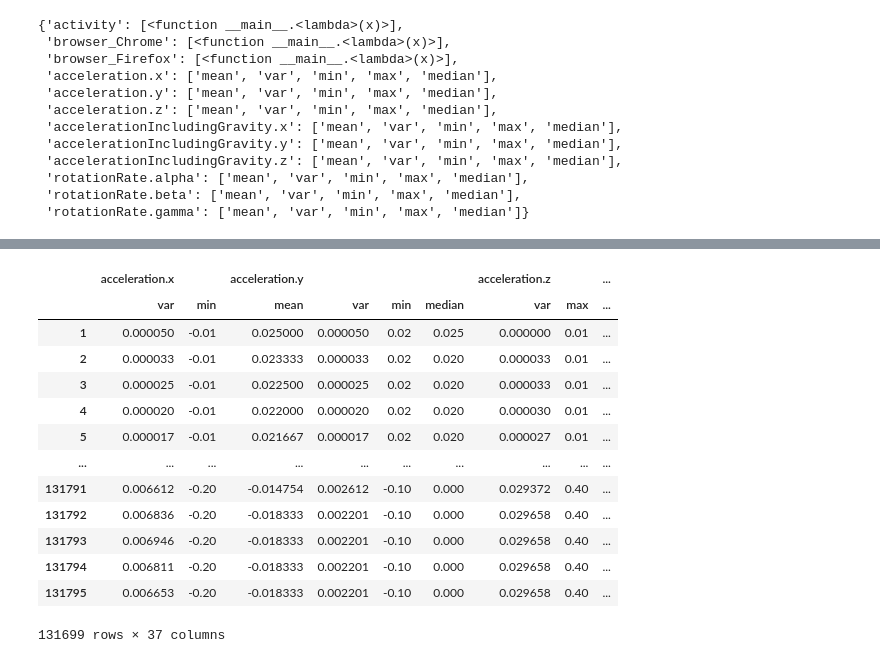
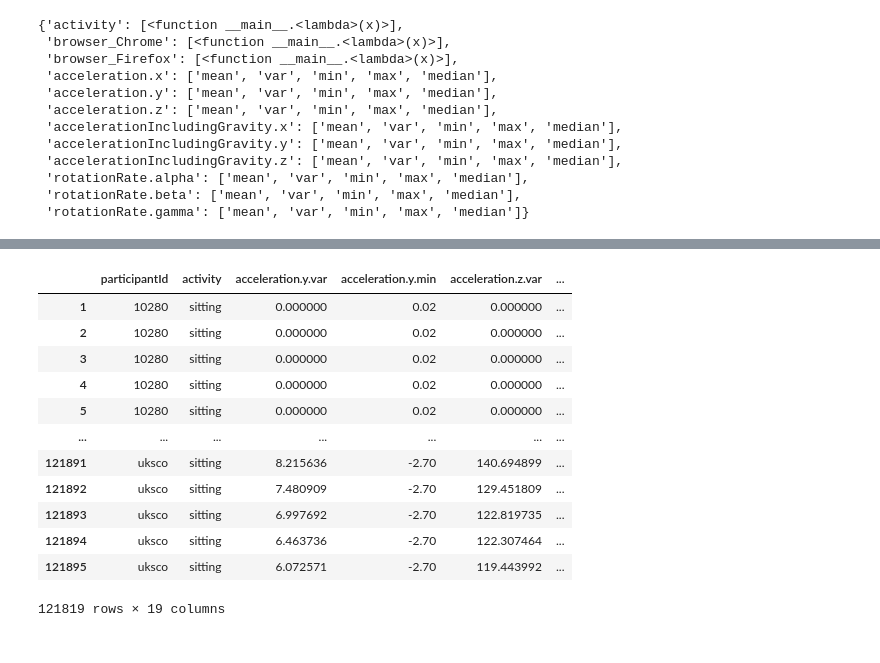
Before and after one commit to simon-a-schmitt/Human-Activity-Recognition, a Jupyter notebook: getfeatures.ipynb, the cells around one changed output, grey strips where cells are left out. Drawn from its saved outputs; the diff is of its cells as text; code cells hidden in the pictures.

```diff
--- a/getfeatures.ipynb
+++ b/getfeatures.ipynb
@@ -27,5 +26,5 @@ project=pickle.load(open("../project.pkl","rb"))
 # %%
-df=pd.concat([d.data.dropna().assign(**d.metaData) for d  in project.datasets if (d.name == "devicemotion" and d.data.shape[0]>0) ] )
+df=pd.concat([d.data.iloc[40:-40].dropna().assign(**d.metaData) for d  in project.datasets if (d.name == "devicemotion" and d.data.shape[0]>0) and d.timeSeries[0].end-d.timeSeries[0].start>10000] )
 df
 # %% [output]
 |  | time | acceleration.x | acceleration.y | acceleration.z | accelerationIncludingGravity.x | accelerationIncludingGravity.y | ... |
@@ -44,6 +43,8 @@ df
 # %%
-df2=pd.concat([df.drop(columns=["mobile","browser"]),pd.get_dummies(df[["browser"]])], axis=1)
-df2.index=df.time
+df2=df[df.activity!="testing"]
+df2=pd.concat([df2.drop(columns=["mobile","browser"]),pd.get_dummies(df2[["browser"]])], axis=1)
+
+df2.index=df2.time
 df2=df2.drop(columns="time")
 df2["activity"],labels=df2["activity"].factorize()
 df2
@@ -127,0 +111,3 @@ df3
+# %%
+df3.columns = [col[0] + "." + col[1] if col [1] != "<lambda>" else col[0] for col in df3.columns]
+df3
@@ -158,7 +158,7 @@ clf = RandomForestClassifier(random_state=0)
 
 # Assume df is a pandas dataframe with features and labels
 X = df5.drop(['activity','participantId'], axis=1) # Features
-y = df5['activity'] # Labels
+y = df5['activity'].ravel() # Labels
 groups = df5['participantId'] # Group identifiers
 
 from sklearn.model_selection import cross_val_score
@@ -212,18 +208,17 @@ plt.show()
 # %%
-df6=pd.concat([df4[rfecv.get_feature_names_out(X.columns)],df4[("activity","<lambda>")]],axis=1)
+df6=pd.concat([df4.participantId,pd.DataFrame(labels[df4.activity.astype(int)],columns=["activity"]),df4[rfecv.get_feature_names_out(X.columns)]],axis=1).dropna()
 df6
 # %% [output]
-|  | acceleration.x |  | acceleration.y |  |  |  | acceleration.z |  | ... |
-|  | var | min | mean | var | min | median | var | max | ... |
-| 1 | 0.000050 | -0.01 | 0.025000 | 0.000050 | 0.02 | 0.025 | 0.000000 | 0.01 | ... |
-| 2 | 0.000033 | -0.01 | 0.023333 | 0.000033 | 0.02 | 0.020 | 0.000033 | 0.01 | ... |
-| 3 | 0.000025 | -0.01 | 0.022500 | 0.000025 | 0.02 | 0.020 | 0.000033 | 0.01 | ... |
-| 4 | 0.000020 | -0.01 | 0.022000 | 0.000020 | 0.02 | 0.020 | 0.000030 | 0.01 | ... |
-| 5 | 0.000017 | -0.01 | 0.021667 | 0.000017 | 0.02 | 0.020 | 0.000027 | 0.01 | ... |
-| ... | ... | ... | ... | ... | ... | ... | ... | ... | ... |
-| 131791 | 0.006612 | -0.20 | -0.014754 | 0.002612 | -0.10 | 0.000 | 0.029372 | 0.40 | ... |
-| 131792 | 0.006836 | -0.20 | -0.018333 | 0.002201 | -0.10 | 0.000 | 0.029658 | 0.40 | ... |
-| 131793 | 0.006946 | -0.20 | -0.018333 | 0.002201 | -0.10 | 0.000 | 0.029658 | 0.40 | ... |
-| 131794 | 0.006811 | -0.20 | -0.018333 | 0.002201 | -0.10 | 0.000 | 0.029658 | 0.40 | ... |
-| 131795 | 0.006653 | -0.20 | -0.018333 | 0.002201 | -0.10 | 0.000 | 0.029658 | 0.40 | ... |
+|  | participantId | activity | acceleration.y.var | acceleration.y.min | acceleration.z.var | ... |
+| 1 | 10280 | sitting | 0.000000 | 0.02 | 0.000000 | ... |
+| 2 | 10280 | sitting | 0.000000 | 0.02 | 0.000000 | ... |
+| 3 | 10280 | sitting | 0.000000 | 0.02 | 0.000000 | ... |
+| 4 | 10280 | sitting | 0.000000 | 0.02 | 0.000000 | ... |
+| 5 | 10280 | sitting | 0.000000 | 0.02 | 0.000000 | ... |
+| ... | ... | ... | ... | ... | ... | ... |
+| 121891 | uksco | sitting | 8.215636 | -2.70 | 140.694899 | ... |
+| 121892 | uksco | sitting | 7.480909 | -2.70 | 129.451809 | ... |
+| 121893 | uksco | sitting | 6.997692 | -2.70 | 122.819735 | ... |
+| 121894 | uksco | sitting | 6.463736 | -2.70 | 122.307464 | ... |
+| 121895 | uksco | sitting | 6.072571 | -2.70 | 119.443992 | ... |
-131699 rows × 37 columns
+121819 rows × 19 columns
```
Also changed, not shown: parts of 14 cells of this notebook, 1 other file.
